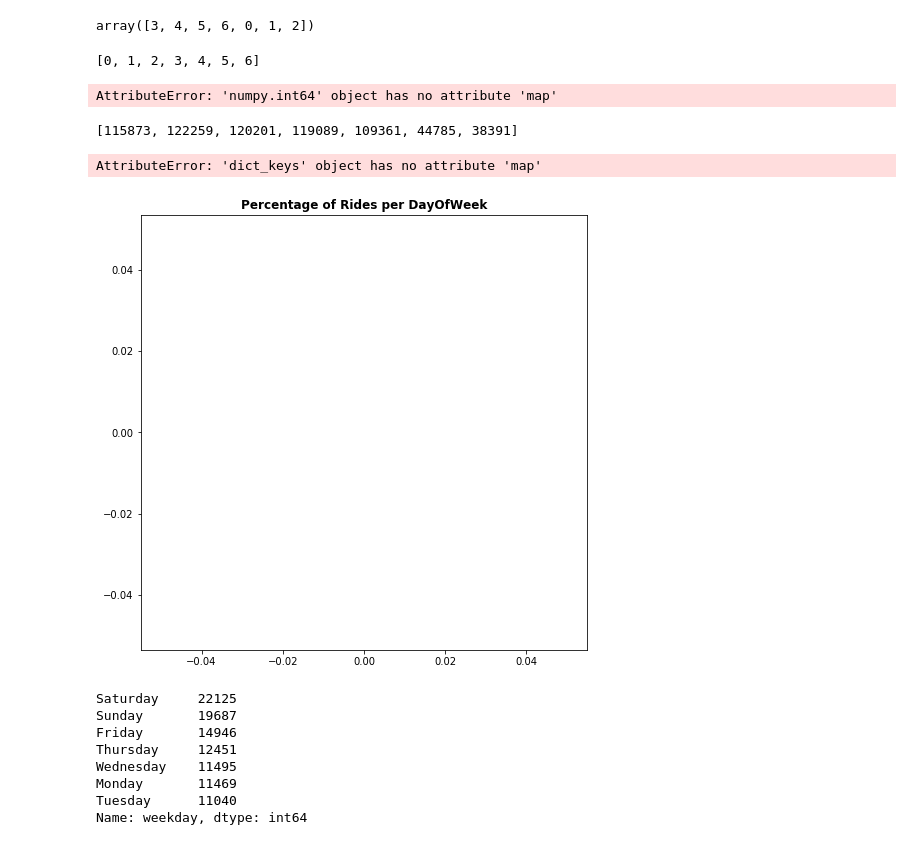
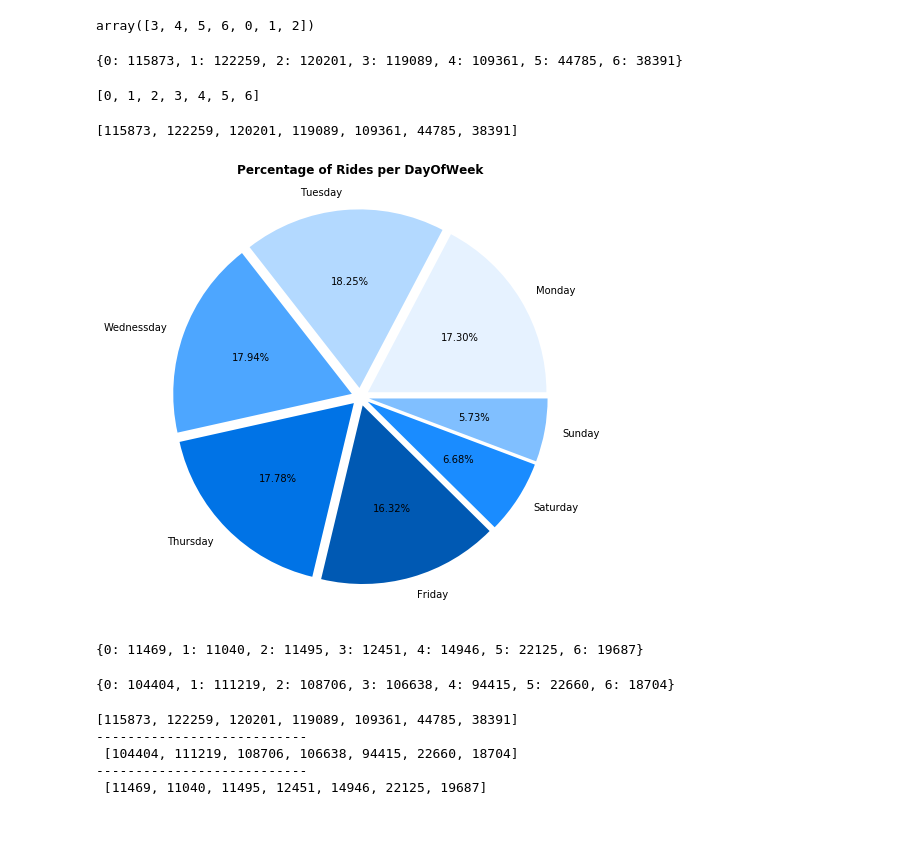
Before and after one commit to senapati-deepak/bay_area_bike_share, a Jupyter notebook: analysis.ipynb, the cells around one changed output. Saved outputs shown, nothing was run; the diff lists cells and outputs as text; code cells hidden in the pictures.

```diff
--- a/analysis.ipynb
+++ b/analysis.ipynb
@@ -141,37 +141,45 @@ dayOfWeek={0:'Monday', 1:'Tuesday', 2:'Wednesday', 3:'Thursday', 4:'Friday', 5:'
 # trip['weekday'] = trip['weekday'].map(dayOfWeek)
 # %%
 dayofweek_tripnos = dict(trip['weekday'].value_counts())
+dayofweek_tripnos
+# %% [output]
+{0: 115873, 1: 122259, 2: 120201, 3: 119089, 4: 109361, 5: 44785, 6: 38391}
 # %%
 list(dayofweek_tripnos.keys())
 # %% [output]
 [0, 1, 2, 3, 4, 5, 6]
-# %%
-[x.map(dayOfWeek) for x in dayofweek_tripnos.keys()]
-# %% [output]
-AttributeError: 'numpy.int64' object has no attribute 'map'
 # %%
 list(dayofweek_tripnos.values())
 # %% [output]
 [115873, 122259, 120201, 119089, 109361, 44785, 38391]
+# %%
+day_names = ['Monday', 'Tuesday', 'Wednessday','Thursday','Friday','Saturday','Sunday']
 # %%
 plt.figure(figsize=(8,8))
 plt.axis('equal')
 plt.title('Percentage of Rides per DayOfWeek', fontsize='large', fontweight='bold')
-plt.pie(list(dayofweek_tripnos.values()), labels=list(dayofweek_tripnos.keys()), autopct='%0.2f%%', colors=['#e6f2ff','#b3d9ff','#4da6ff','#0073e6','#0059b3','#1a8cff','#80bfff'], explode=[0.05,0.05,0.05,0.05,0.05,0.05,0.05])
+plt.pie(list(dayofweek_tripnos.values()), labels=day_names, autopct='%0.2f%%', colors=['#e6f2ff','#b3d9ff','#4da6ff','#0073e6','#0059b3','#1a8cff','#80bfff'], explode=[0.05,0.05,0.05,0.05,0.05,0.05,0.05])
 # plt.legend(list(dayofweek_tripnos.keys()), fontsize='large')
 plt.show()
 # %% [output]
-AttributeError: 'dict_keys' object has no attribute 'map'
-[figure, old version]
+[figure, new version]
 # %%
-trip['weekday'][trip['subscription_type'] == 'Customer'].value_counts()
+dict(trip['weekday'][trip['subscription_type'] == 'Customer'].value_counts())
 # %% [output]
-Saturday     22125
-Sunday       19687
-Friday       14946
-Thursday     12451
-Wednesday    11495
-Monday       11469
-Tuesday      11040
-Name: weekday, dtype: int64
+{0: 11469, 1: 11040, 2: 11495, 3: 12451, 4: 14946, 5: 22125, 6: 19687}
+# %%
+dict(trip['weekday'][trip['subscription_type'] == 'Subscriber'].value_counts())
+# %% [output]
+{0: 104404, 1: 111219, 2: 108706, 3: 106638, 4: 94415, 5: 22660, 6: 18704}
+# %%
+tot = list(dayofweek_tripnos.values())
+subs = list(dict(trip['weekday'][trip['subscription_type'] == 'Subscriber'].value_counts()).values())
+cust = list(dict(trip['weekday'][trip['subscription_type'] == 'Customer'].value_counts()).values())
+print(tot,"\n---------------------------\n",subs,"\n---------------------------\n",cust)
+# %% [output]
+[115873, 122259, 120201, 119089, 109361, 44785, 38391]
+---------------------------
+ [104404, 111219, 108706, 106638, 94415, 22660, 18704]
+---------------------------
+ [11469, 11040, 11495, 12451, 14946, 22125, 19687]
 # %%
```
Also changed, not shown: parts of 5 cells of this notebook.
